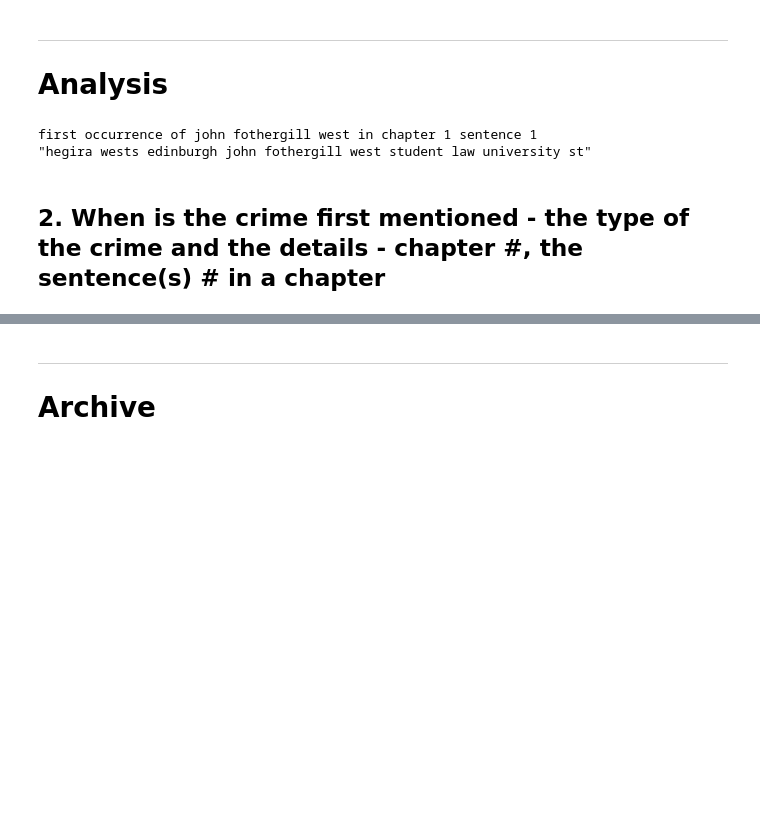
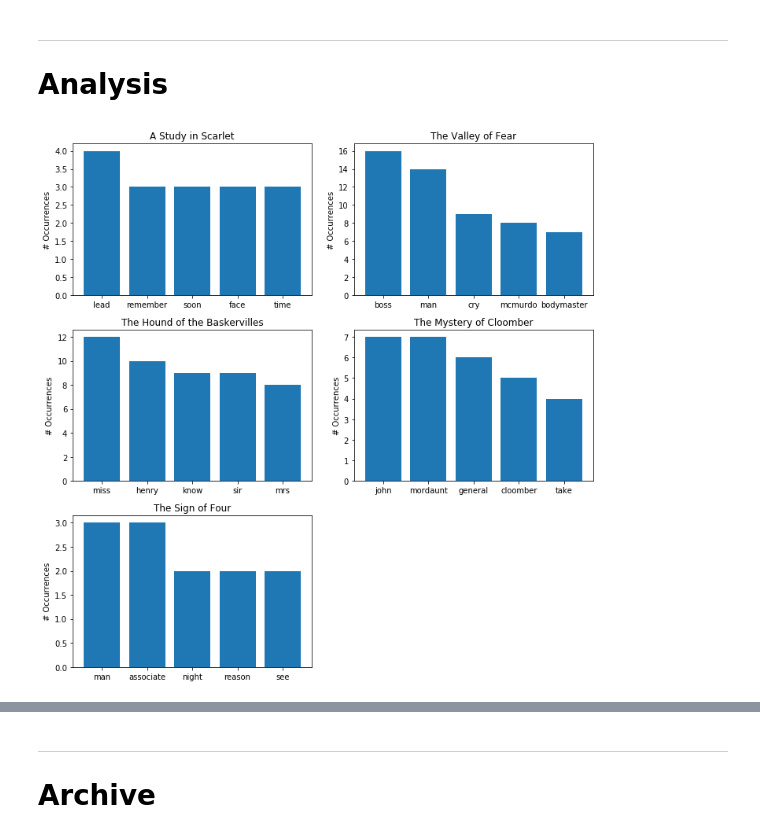
Before and after one commit to hunterprice04/cosc524-projects, a Jupyter notebook: project1/scratch.ipynb, the cells around one changed output, grey strips where cells are left out. Cells and saved outputs as stored; diff of their text form; code cells hidden in the pictures; blank space fills up the shorter version.

Commit message:
recreated co-occurance graph

```diff
--- a/project1/scratch.ipynb
+++ b/project1/scratch.ipynb
@@ -1138,22 +1115,68 @@ plt.xlim((0,8))
 ---
 # Analysis
 # %%
-from groupings import *
+from groupings import count_occurences, graph_occurences
+
+
+fig = plt.figure(figsize=(10,10))
+
+
 raw_text = read_cleaned_text(books[0]['fn'], 'clean-data')[0]
-dict = count_occurences(find_groupings(raw_text, 'hope')) #a study in scarlet
+raw_text = raw_text.replace('.',' ')
+raw_text = raw_text.replace('jefferson hope','jefferson')
+raw_text = remove_extra_spaces(raw_text)
+dict = count_occurences(find_groupings(raw_text, 'jefferson')) #a study in scarlet
+del dict['say'] # dont care about say
+
+graph_occurences(fig.add_subplot(3,2,1), dict, 'A Study in Scarlet')
 
 raw_text = read_cleaned_text(books[1]['fn'], 'clean-data')[0]
-dict = count_occurences(find_groupings(raw_text, 'moriarty')) #the valley of fear
+raw_text = raw_text.replace('.',' ')
+raw_text = raw_text.replace('professor moriarty','moriarty')
+raw_text = remove_extra_spaces(raw_text)
+dict = count_occurences(find_groupings(raw_text, 'mcginty')) #the valley of fear
+del dict['say'] # dont care about say
+
+graph_occurences(fig.add_subplot(3,2,2), dict, 'The Valley of Fear')
+
+
 
 raw_text = read_cleaned_text(books[2]['fn'], 'clean-data')[0]
+raw_text = raw_text.replace('.',' ')
+raw_text = raw_text.replace('jack stapleton','stapleton')
+raw_text = remove_extra_spaces(raw_text)
 dict = count_occurences(find_groupings(raw_text, 'stapleton')) #the hound of the baskervilles
+del dict['say'] # dont care about say
+
+graph_occurences(fig.add_subplot(3,2,3), dict, 'The Hound of the Baskervilles')
+
+
 
 raw_text = read_cleaned_text(books[3]['fn'], 'clean-data')[0]
-dict = count_occurences(find_groupings(raw_text, 'priest')) #mystery of cloomber
+raw_text = raw_text.replace('.',' ')
+raw_text = raw_text.replace('general heatherstone','heatherstone')
+raw_text = raw_text.replace('berthier heatherstone','heatherstone')
+raw_text = remove_extra_spaces(raw_text)
+dict = count_occurences(find_groupings(raw_text, 'heatherstone'))  #mystery of cloomber
+del dict['j']
+del dict['b']
+del dict['mrs'] # mrs heatherstone is not who we are looking for
+del dict['say'] # dont care about say
+
+graph_occurences(fig.add_subplot(3,2,4), dict, 'The Mystery of Cloomber')
+
 
 raw_text = read_cleaned_text(books[4]['fn'], 'clean-data')[0]
-dict = count_occurences(find_groupings(raw_text, 'small')) #the sign of four
+raw_text = raw_text.replace('.',' ')
+raw_text = raw_text.replace('jonathan small','jonathan')
+raw_text = remove_extra_spaces(raw_text)
+dict = count_occurences(find_groupings(raw_text, 'jonathan')) #the sign of four
+del dict['say'] # dont care about say
 
-# print(dict)
+graph_occurences(fig.add_subplot(3,2,5), dict, 'The Sign of Four')
 
-graph_occurences(dict)
+plt.tight_layout()
+plt.savefig('Figures/co-occurences.png', dpi=500)
+plt.show()
+# %% [output]
+[figure, added]
@@ -1162,10 +1182,0 @@ dict
-# %%
-m = get_matches(marked_text, 'fothergill')[0]
-chap, sent = get_chapter_sentence(m)
-print(f'first occurrence of john fothergill west in chapter {chap+1} sentence {sent+1}')
-print(f'"{m.group(0).split("))) ")[1]}"')
-# %% [output]
-first occurrence of john fothergill west in chapter 1 sentence 1
-"hegira wests edinburgh john fothergill west student law university st"
-# %% [markdown]
-## 2. When is the crime first mentioned - the type of the crime and the details - chapter #, the sentence(s) # in a chapter
```
Also changed, not shown: parts of 59 cells of this notebook, 2 other files.
